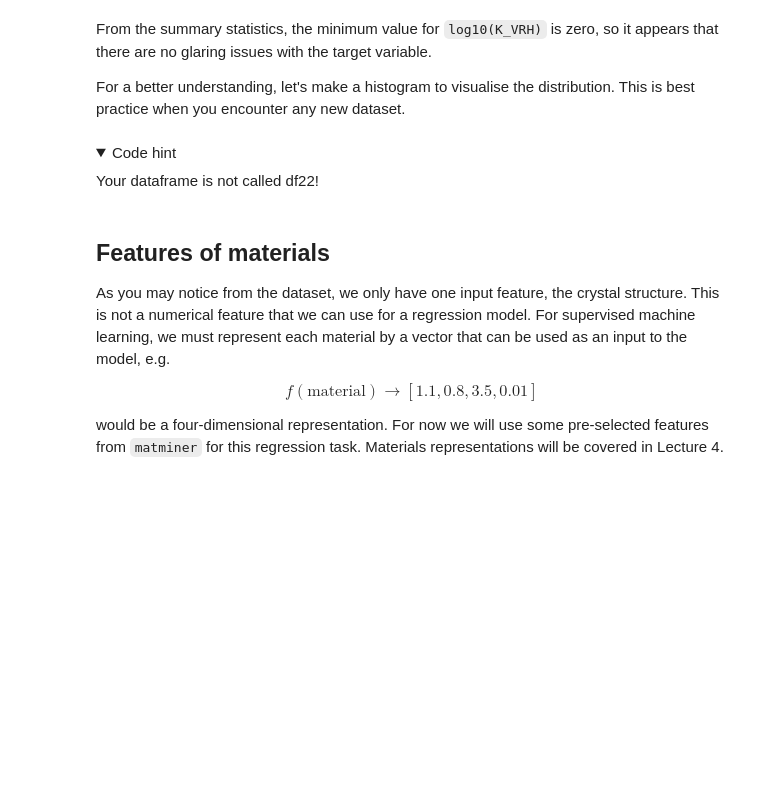
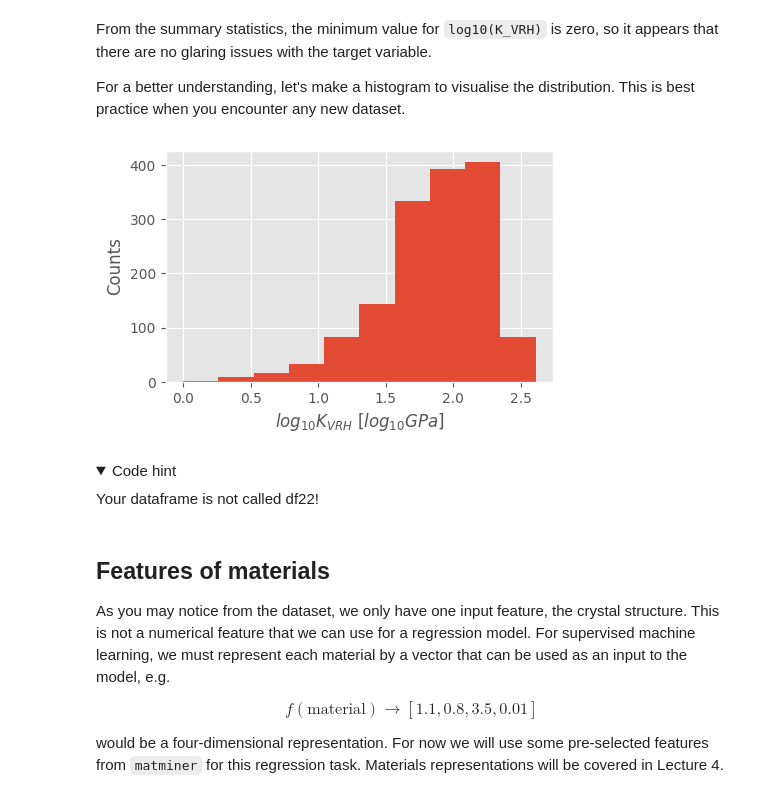
Before and after one commit to markzangwill/test3, a Jupyter notebook: Lecture2.ipynb, the cells around one changed output. Cells and saved outputs as stored; diff of their text form; code cells hidden in the pictures; folded sections open; blank space fills up the shorter version.

```diff
--- a/Lecture2.ipynb
+++ b/Lecture2.ipynb
@@ -138,10 +200,12 @@ For a better understanding, let's make a histogram to visualise the distribution
 # %%
 # Plot a histogram
 fig, ax = plt.subplots(figsize=(5,3))
-ax.hist(df22['log10(K_VRH)'])
+ax.hist(df['log10(K_VRH)'])
 ax.set_xlabel(r'$log_{10}K_{VRH}$ [$log_{10}GPa$]')
 ax.set_ylabel('Counts')
 plt.show()
+# %% [output]
+[figure, added]
 # %% [markdown]
 <details>
 <summary> Code hint </summary>
```
Also changed, not shown: parts of 29 cells of this notebook.
